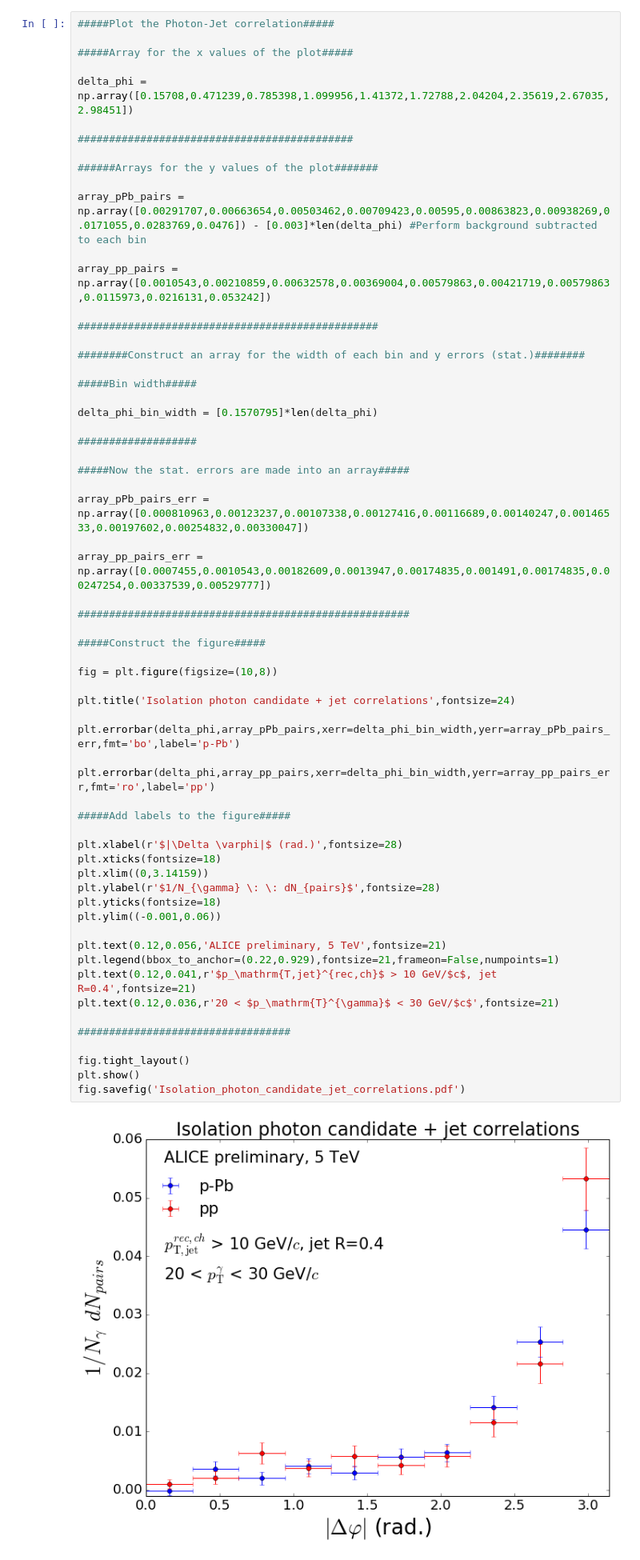
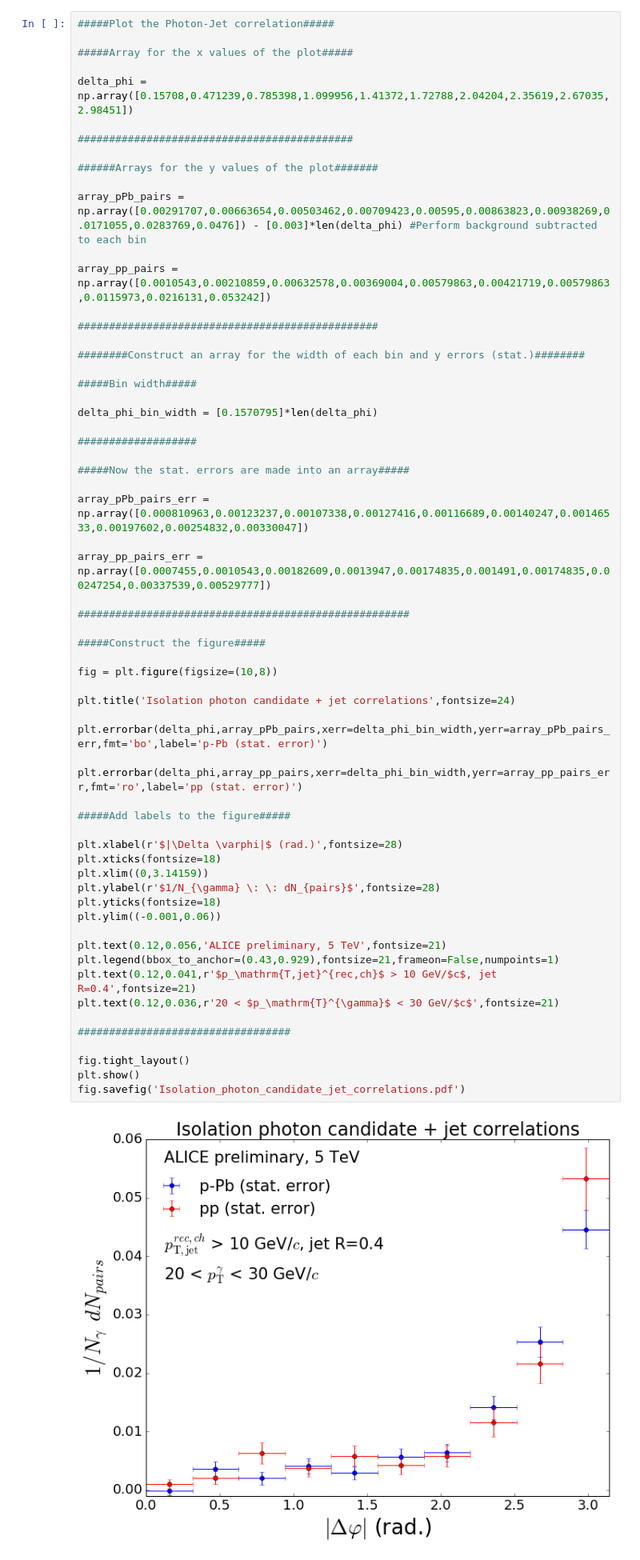
Before and after one commit to josegsoria/Analyses, a Jupyter notebook: Multiple Preliminary Plots.ipynb, the cells around one changed output. Shown at 80% size. Cells and saved outputs as stored; diff of their text form.

```diff
--- a/Multiple Preliminary Plots.ipynb
+++ b/Multiple Preliminary Plots.ipynb
@@ -118,37 +118,37 @@ array_pp_pairs_err = np.array([0.0007455,0.0010543,0.00182609,0.0013947,0.001748
 
 #####################################################
 
 #####Construct the figure#####
 
 fig = plt.figure(figsize=(10,8))
 
 plt.title('Isolation photon candidate + jet correlations',fontsize=24)
 
-plt.errorbar(delta_phi,array_pPb_pairs,xerr=delta_phi_bin_width,yerr=array_pPb_pairs_err,fmt='bo',label='p-Pb')
+plt.errorbar(delta_phi,array_pPb_pairs,xerr=delta_phi_bin_width,yerr=array_pPb_pairs_err,fmt='bo',label='p-Pb (stat. error)')
 
-plt.errorbar(delta_phi,array_pp_pairs,xerr=delta_phi_bin_width,yerr=array_pp_pairs_err,fmt='ro',label='pp')
+plt.errorbar(delta_phi,array_pp_pairs,xerr=delta_phi_bin_width,yerr=array_pp_pairs_err,fmt='ro',label='pp (stat. error)')
 
 #####Add labels to the figure#####
 
 plt.xlabel(r'$|\Delta \varphi|$ (rad.)',fontsize=28)
 plt.xticks(fontsize=18)
 plt.xlim((0,3.14159))
 plt.ylabel(r'$1/N_{\gamma} \: \: dN_{pairs}$',fontsize=28)
 plt.yticks(fontsize=18)
 plt.ylim((-0.001,0.06))
 
 plt.text(0.12,0.056,'ALICE preliminary, 5 TeV',fontsize=21)
-plt.legend(bbox_to_anchor=(0.22,0.929),fontsize=21,frameon=False,numpoints=1)
+plt.legend(bbox_to_anchor=(0.43,0.929),fontsize=21,frameon=False,numpoints=1)
 plt.text(0.12,0.041,r'$p_\mathrm{T,jet}^{rec,ch}$ > 10 GeV/$c$, jet R=0.4',fontsize=21)
 plt.text(0.12,0.036,r'20 < $p_\mathrm{T}^{\gamma}$ < 30 GeV/$c$',fontsize=21)
 
 ##################################
 
 fig.tight_layout()
 plt.show()
 fig.savefig('Isolation_photon_candidate_jet_correlations.pdf')
 # %% [output]
-[figure, old version]
+[figure, new version]
 # %%
 #####Plot of central values#####
 
```
Also changed, not shown: parts of 2 cells of this notebook.
